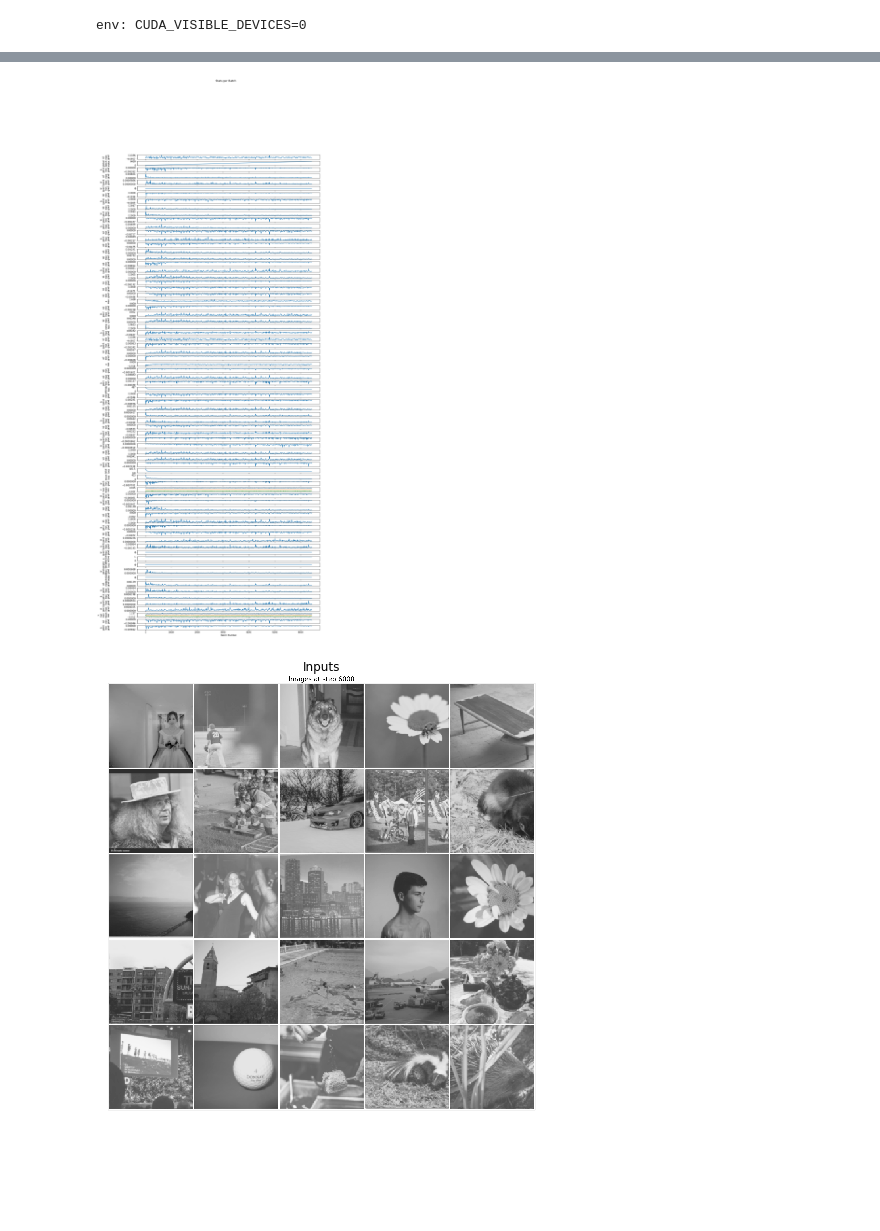
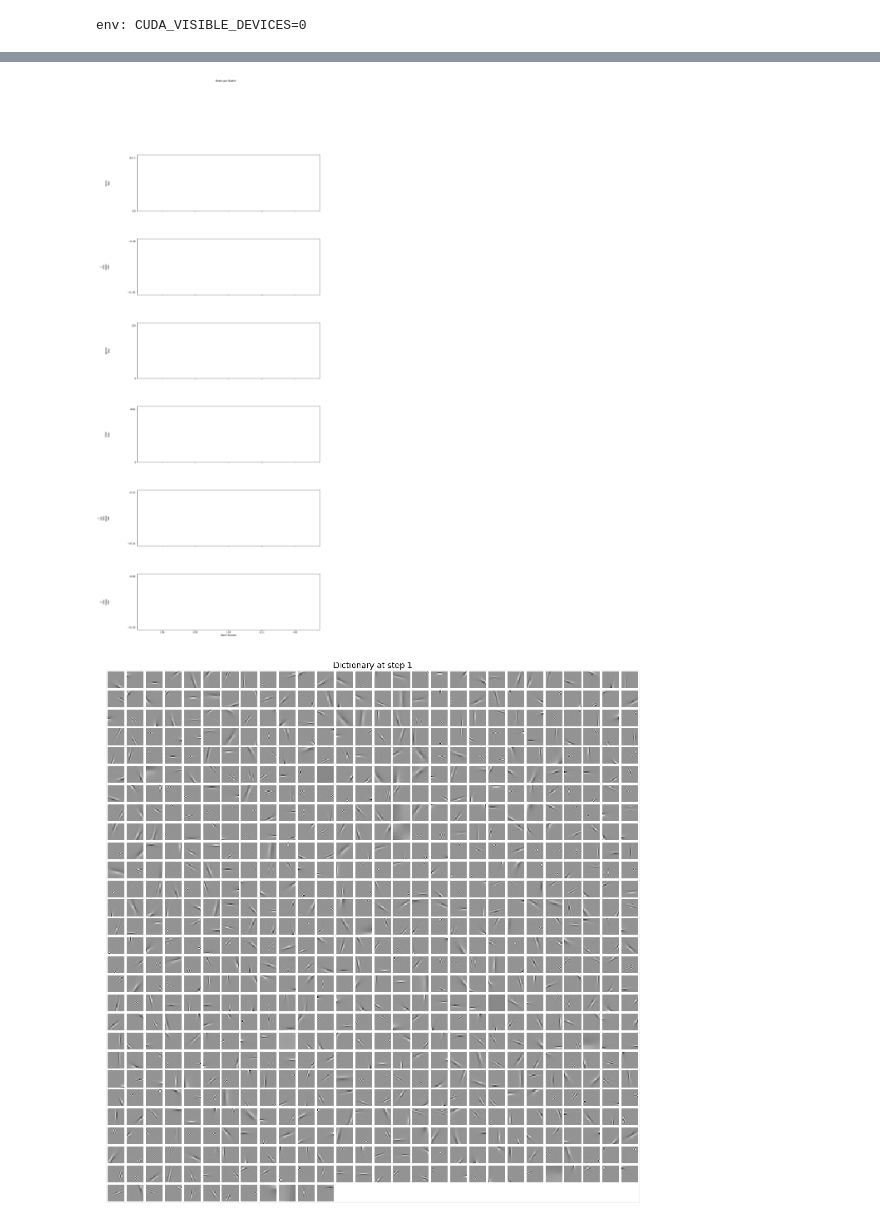
Before and after one commit to dpaiton/DeepSparseCoding, a Jupyter notebook: monitor_train.ipynb, the cells around one changed output, grey strips where cells are left out. Cells and saved outputs as stored; diff of their text form; code cells hidden in the pictures; blank space fills up the shorter version.

Commit message:
whitening bugfixes, RICA now learns a dictionary

```diff
--- a/monitor_train.ipynb
+++ b/monitor_train.ipynb
@@ -20,15 +20,17 @@ import analysis.analysis_picker as ap
 from utils.logger import Logger
 # %%
 params = {
-  #"model_type": "relu_autoencoder",
-  #"model_name": "relu_autoencoder",
-  "model_type": "conv_gdn_autoencoder",
-  "model_name": "conv_gdn_autoencoder_4l",
-#   "model_type": "rica",
-#   "model_name": "rica",
-  "version": "0.1",
+  #"model_type": "sigmoid_autoencoder",
+  #"model_name": "sigmoid_autoencoder",
+  #"model_type": "conv_gdn_autoencoder",
+  #"model_name": "conv_gdn_autoencoder_4l",
+  "model_type": "rica",
+  #"model_name": "ica",
+  #"model_type": "rica",
+  "model_name": "rica",
+  "version": "0.0",
   #"weights": ["phi"]}
-  #"weights": ["w_enc", "w_dec", "w_gdn_0", "w_gdn_3"]}
+  #"weights": ["w_enc", "w_dec", "b_enc", "b_dec"]}
   #"weights": ["w_analysis"]}
   "weights": ["w"]}
 params["model_dir"] = (os.path.expanduser("~")+"/Work/Projects/"+params["model_name"])
@@ -75,7 +77,7 @@ model_stats = logger.read_stats(log_text)
 #  "total loss"]
 #stats_fig = pf.plot_stats(model_stats, keys=keys, labels=labels, figsize=(15,40))
 
-stats_fig = pf.plot_stats(model_stats, figsize=(15,40))
+stats_fig = pf.plot_stats(model_stats, start_index=0, figsize=(15,40))
 
 activity_details = "act_hist_v"+model_params["version"]
 activity_files = [file for file in vis_files if activity_details in file]
@@ -209,2 +211,2 @@ Current step:  6000
-[figure, old version]
+[figure, new version]
-[figure, old version]
+[figure, new version]
```
Also changed, not shown: parts of 5 cells of this notebook, 4 other files.
